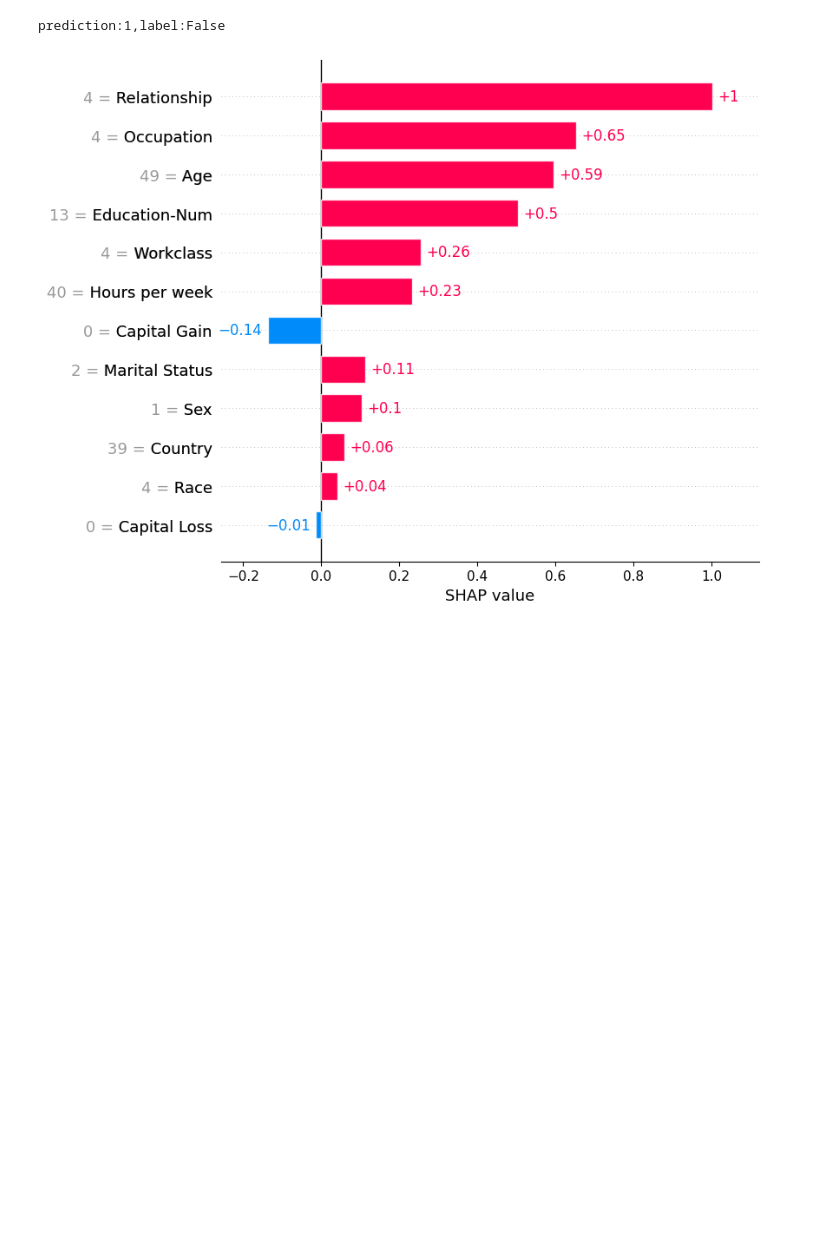
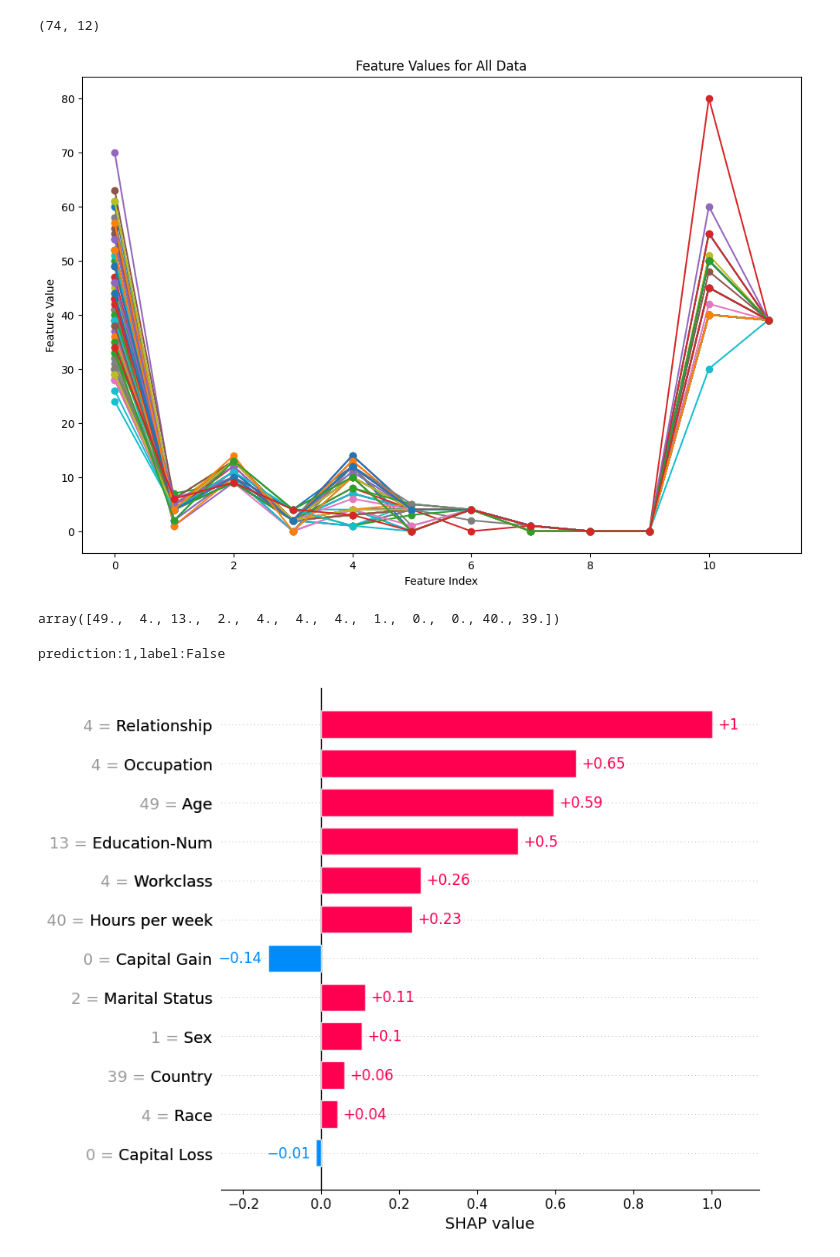
Before and after one commit to Yvonnefanf/ChartCaption, a Jupyter notebook: Data/XAI_outputs/FindCause.ipynb, the cells around one changed output. Saved outputs shown, nothing was run; the diff lists cells and outputs as text; code cells hidden in the pictures; blank space fills up the shorter version.

```diff
--- a/Data/XAI_outputs/FindCause.ipynb
+++ b/Data/XAI_outputs/FindCause.ipynb
@@ -46,3 +55,37 @@ Wrong_pred
+# %%
+import matplotlib.pyplot as plt
+
+# 获取所有数据
+data = shap_values.data[Wrong_pred]
+shap_values_all = shap_values.values[Wrong_pred]
+
+print(data.shape)
+
+# 获取数据的特征数量
+num_features = data.shape[1]
+
+# 设置图形大小
+plt.figure(figsize=(12, 8))
+
+# 遍历每个样本
+for idx in range(len(data)):
+    # 绘制每个样本的线图，横坐标是特征的索引，纵坐标是样本在该特征上的取值
+    plt.plot(range(len(data[idx])), data[idx], '-o')
+
+# 设置图形标题和坐标轴标签
+plt.title('Feature Values for All Data')
+plt.xlabel('Feature Index')
+plt.ylabel('Feature Value')
+
+# 显示图形
+plt.show()
+# %% [output]
+(74, 12)
+[figure, added]
+# %%
+shap_values[54].data
+# %% [output]
+array([49.,  4., 13.,  2.,  4.,  4.,  4.,  1.,  0.,  0., 40., 39.])
 # %%
 index = 54
 print("prediction:{},label:{}".format(predict[index], y[index]))
```
Also changed, not shown: parts of 8 cells of this notebook, 2 other files.
